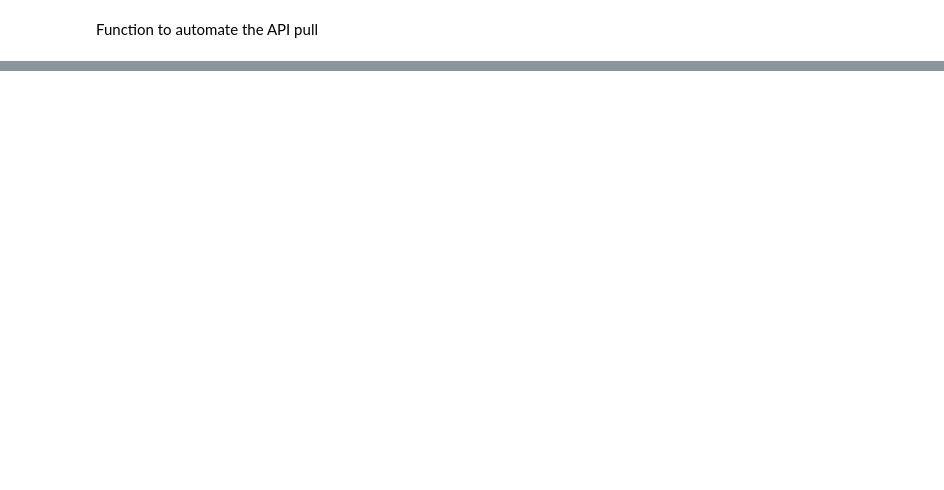
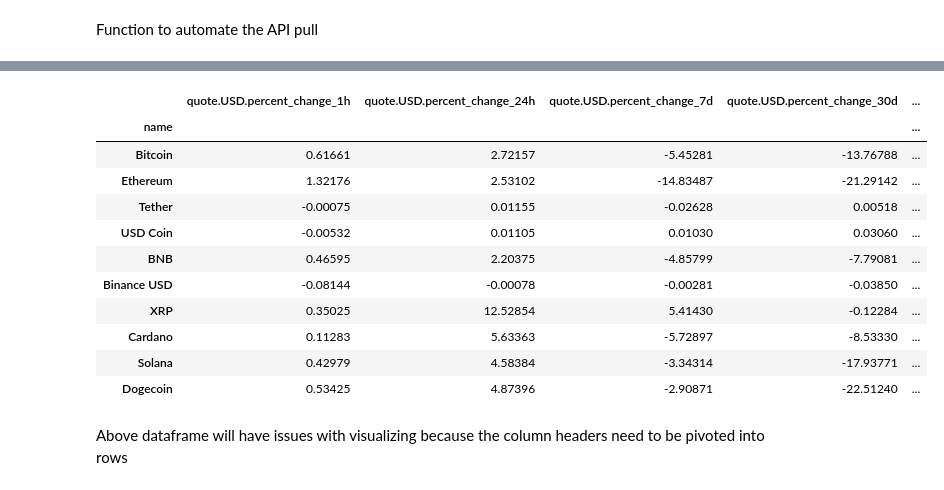
Before and after one commit to veroanalytic/coinmarketcap-automated, a Jupyter notebook: Coinmarketcap API.ipynb, the cells around one changed output, grey strips where cells are left out. Drawn from its saved outputs; the diff is of its cells as text; code cells hidden in the pictures; blank space fills up the shorter version.

```diff
--- a/Coinmarketcap API.ipynb
+++ b/Coinmarketcap API.ipynb
@@ -36,6 +38,7 @@ dict
 json normalize
 # %%
 pd.set_option('display.max_columns', None)
+pd.set_option('display.max_rows', None)
 # %%
 df = pd.json_normalize(data['data'])
 # %% [markdown]
@@ -120,0 +117,3 @@ df
+# %%
+df_csv = pd.read_csv('API.csv')
+df_csv.head()
@@ -120,0 +129,2 @@ df
+# %%
+pd.set_option('display.float_format', lambda x: '%.5f' % x)  # convert scientific notation values to float
@@ -120,0 +140,18 @@ df
+# %%
+df_csv2 = df_csv.groupby('name', sort=False)[['quote.USD.percent_change_1h', 'quote.USD.percent_change_24h', 'quote.USD.percent_change_7d', 'quote.USD.percent_change_30d', 'quote.USD.percent_change_60d', 'quote.USD.percent_change_90d']].mean()  # average
+df_csv2
+# %% [output]
+|  | quote.USD.percent_change_1h | quote.USD.percent_change_24h | quote.USD.percent_change_7d | quote.USD.percent_change_30d | ... |
+| name |  |  |  |  | ... |
+| Bitcoin | 0.61661 | 2.72157 | -5.45281 | -13.76788 | ... |
+| Ethereum | 1.32176 | 2.53102 | -14.83487 | -21.29142 | ... |
+| Tether | -0.00075 | 0.01155 | -0.02628 | 0.00518 | ... |
+| USD Coin | -0.00532 | 0.01105 | 0.01030 | 0.03060 | ... |
+| BNB | 0.46595 | 2.20375 | -4.85799 | -7.79081 | ... |
+| Binance USD | -0.08144 | -0.00078 | -0.00281 | -0.03850 | ... |
+| XRP | 0.35025 | 12.52854 | 5.41430 | -0.12284 | ... |
+| Cardano | 0.11283 | 5.63363 | -5.72897 | -8.53330 | ... |
+| Solana | 0.42979 | 4.58384 | -3.34314 | -17.93771 | ... |
+| Dogecoin | 0.53425 | 4.87396 | -2.90871 | -22.51240 | ... |
+# %% [markdown]
+Above dataframe will have issues with visualizing because the column headers need to be pivoted into rows
```
Also changed, not shown: parts of 12 cells of this notebook, 1 other file.
